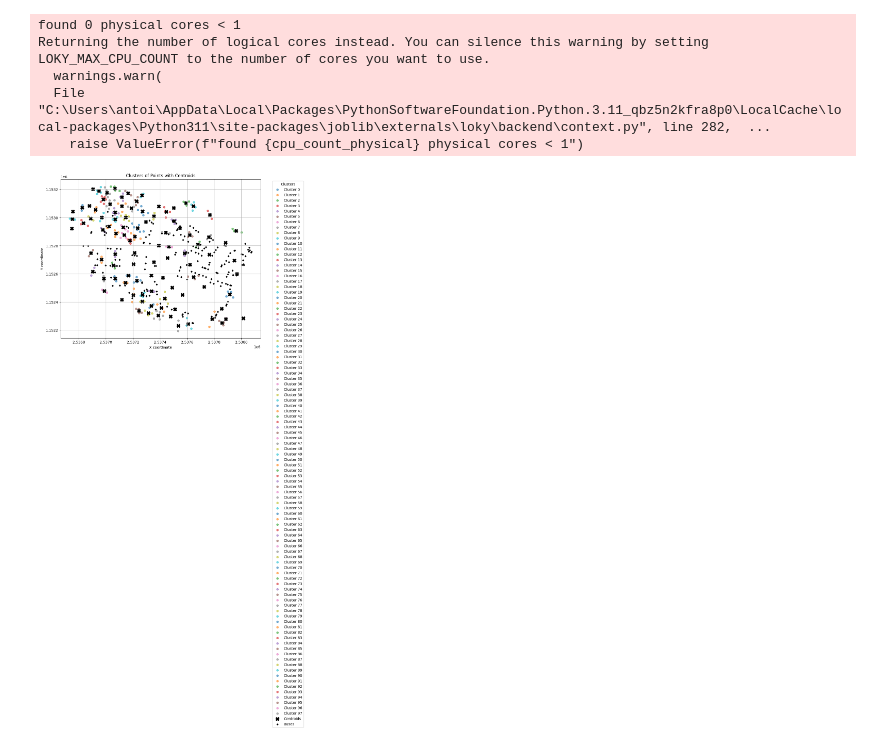
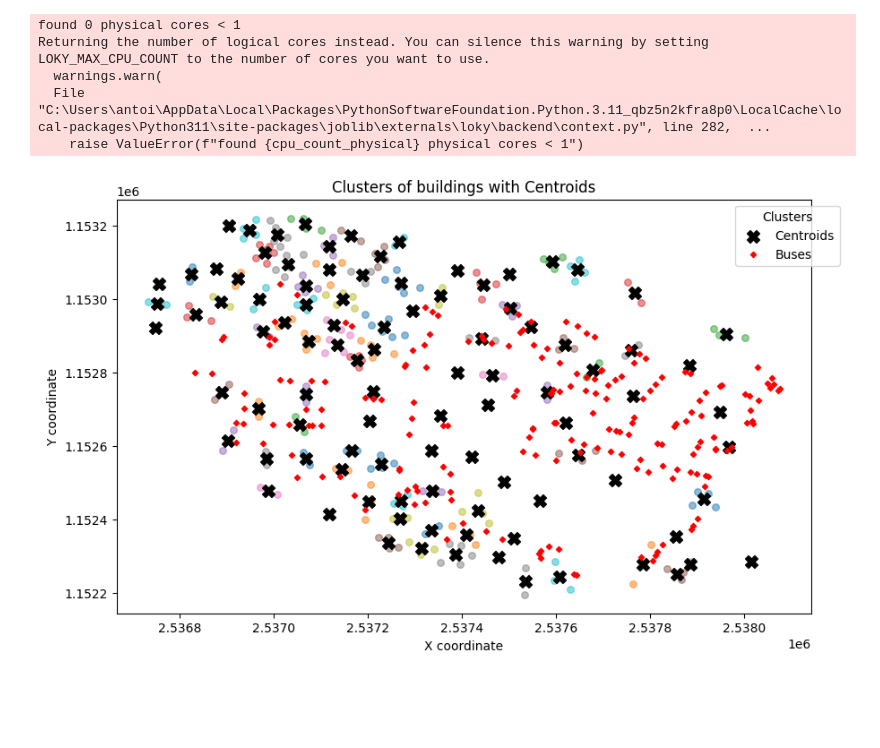
Before and after one commit to ujicrush/33-bus, a Jupyter notebook: Other_codes/Cluster_build.ipynb, the cells around one changed output. Drawn from its saved outputs; the diff is of its cells as text; code cells hidden in the pictures; blank space fills up the shorter version.

Commit message:
Building_initialisation_clean

```diff
--- a/Other_codes/Cluster_build.ipynb
+++ b/Other_codes/Cluster_build.ipynb
@@ -13,3 +9,22 @@ bus_geodata = pd.read_excel("632_0_PP.xlsx",sheet_name="bus_geodata").drop(colum
+# %%
+# Import the data for the location of the buildings
+df_build = pd.read_csv("../Data/Chauderon_Buildings.csv")
+loc_build = df_build[["id_building","x","y","transformer"]] #cleaner version of df_build
+# %%
+#Import geolocalisation of the grid buses
+bus_data = pd.read_csv("../Data/Bus_632_location.csv")
+bus_data = bus_data.sort_values(by="osmid").reset_index(drop=True)
+bus_data["osmid"] += 1
+
+# Define source (WGS84) and target projection (example: Swiss projection CH1903+ / LV95 EPSG:2056)
+source_proj = Proj(proj="latlong", datum="WGS84")  # Geographic (latitude, longitude)
+target_proj = Proj("epsg:2056")  # Swiss coordinate system
+
+# Transform to projected coordinates
+bus_data["x"], bus_data["y"] = transform(source_proj, target_proj, bus_data.longitude, bus_data.latitude)
+
+# Bus geodata is the final dataframe that contains location
+bus_geodata = bus_data.rename(columns={"osmid":"bus_id"})
 # %%
 #node coords for NN
 kdtree_bus = KDTree(bus_geodata[["x","y"]].values)
@@ -86,26 +68,26 @@ _, indices_KNN = kdtree_bus.query(KNN_df[['x', 'y']].values)
 KNN_df['closest_node_id'] = bus_geodata.iloc[indices_KNN].bus_id.values
 # %%
 # Plot clusters
-plt.figure(figsize=(10, 8))
+plt.figure(figsize=(10, 6))
 
 for cluster_id in KNN_df['cluster_id'].values:
     cluster_points = KNN_build[KNN_build['cluster_id'] == cluster_id]
-    plt.scatter(cluster_points['x'], cluster_points['y'], label=f'Cluster {cluster_id}', s=30, alpha=0.6)
+    plt.scatter(cluster_points['x'], cluster_points['y'], s=30, alpha=0.5)#, label=f'Cluster {cluster_id}')
 
 # Plot the centroids
 plt.scatter(centroids[:, 0], centroids[:, 1], c='black', marker='X', s=100, label='Centroids')
-plt.scatter(bus_geodata.x, bus_geodata.y, c='black', marker='D', s=10, label='Buses')
+plt.scatter(bus_geodata.x, bus_geodata.y, c='red', marker='D', s=10, label='Buses')
 
 
 # Customizing the plot
 plt.xlabel('X coordinate')
 plt.ylabel('Y coordinate')
-plt.title('Clusters of Points with Centroids')
+plt.title('Clusters of buildings with Centroids')
 plt.legend(loc='best', bbox_to_anchor=(1.05, 1), title="Clusters")  # Place the legend outside the plot
-plt.grid(True)
+#plt.grid(True)
 plt.show()
 # %% [output]
-[figure, old version]
+[figure, new version]
 # %%
 # Map the cluster_id to grid_node to apply in on each building:
 Building_data_KNN = KNN_build.merge(KNN_df[['cluster_id', 'closest_node_id']],on='cluster_id', how='left').rename(columns={'closest_node_id': 'grid_node'}).drop(columns="transformer")
```
Also changed, not shown: parts of 10 cells of this notebook, 6 other files.
